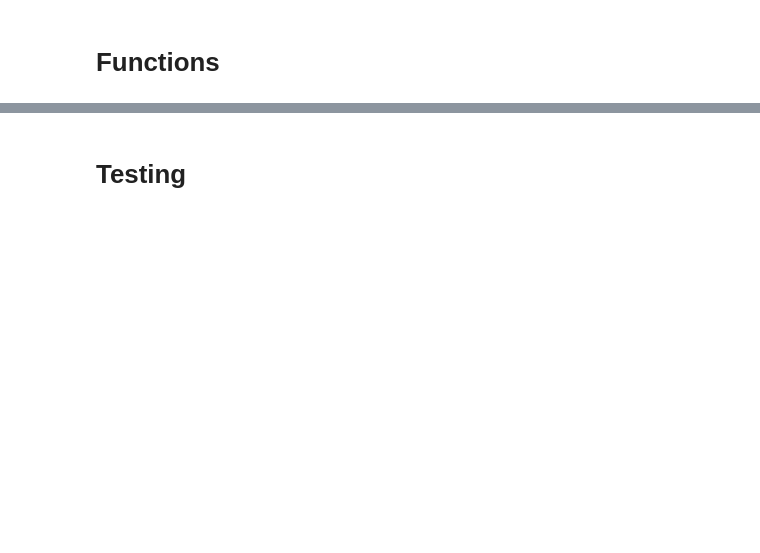
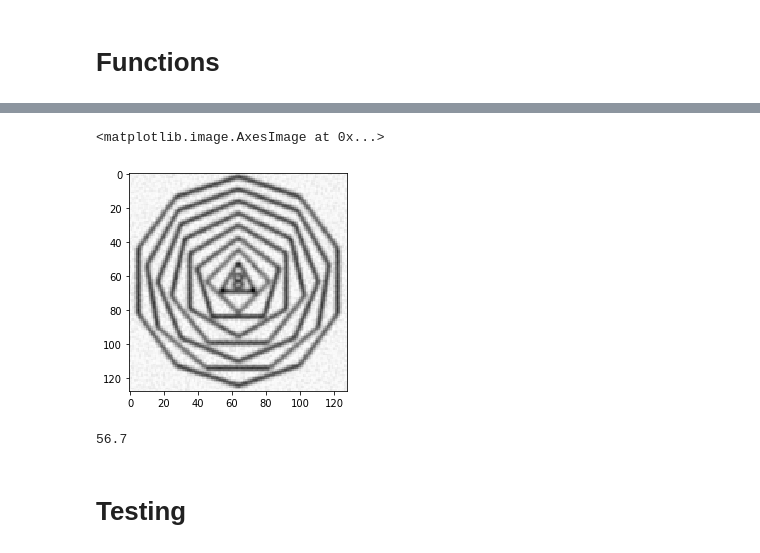
Before and after one commit to Daniel-Bertazzo/image_processing, a Jupyter notebook: short_assignment2/short_assigment2.ipynb, the cells around one changed output, grey strips where cells are left out. Drawn from its saved outputs; the diff is of its cells as text; code cells hidden in the pictures; blank space fills up the shorter version.

```diff
--- a/short_assignment2/short_assigment2.ipynb
+++ b/short_assignment2/short_assigment2.ipynb
@@ -62,11 +27,11 @@ def denoise(G, H):
 # Constrained Least Squares method
 def CLS(G, H, P, gamma):
     # Complex conjugate of H
-    numerator = np.conj(H)
+    numerator = np.multiply(np.conj(H), G)
 
     # Sum the power spectra of H and P multiplying the former by gamma first
-    denominator = (np.abs(H)**2) + (gamma * np.abs(P)**2)
+    denominator = (np.abs(H)**2) + (gamma * (np.abs(P)**2))
 
-    F_hat = (numerator/denominator) * G
+    F_hat = np.divide(numerator, denominator)
 
-    return np.real(fftshift((ifftn(F_hat))))
+    return np.real(fftshift(ifftn(F_hat)))
@@ -72,0 +72,15 @@ def CLS(G, H, P, gamma):
+# %%
+# Initializes the laplacian operator
+p = np.array([[ 0.0, -1.0,  0.0],
+              [-1.0,  4.0, -1.0],
+              [ 0.0, -1.0,  0.0]])
+
+# Pads the laplacian operator
+pad = (g.shape[0]//2) - p.shape[0]//2
+p_padded = np.pad(p, (pad, pad-1), mode='constant', constant_values=0)
+
+# Performs the fourier transform on the padded laplacian operator
+P = fftn(p_padded)
+R = fftn(r)
+# %%
+f_hat = CLS(R, H, P, gamma)
@@ -73,2 +89,11 @@ def CLS(G, H, P, gamma):
+# %%
+plt.imshow(f_hat, cmap='gray')
+# %% [output]
+<matplotlib.image.AxesImage at 0x...>
+[figure, added]
+# %%
+print("%.1f" % np.std(f_hat))
+# %% [output]
+56.7
 # %% [markdown]
 # Testing
```
Also changed, not shown: parts of 14 cells of this notebook, 1 other file.
